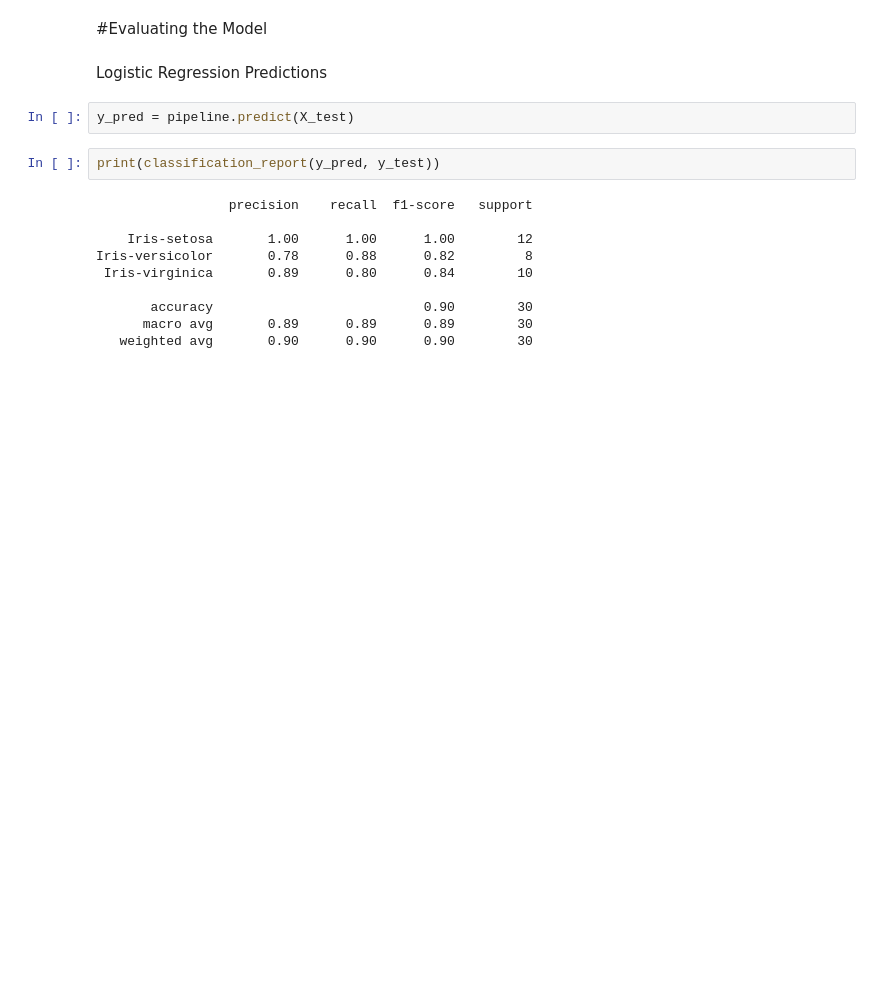
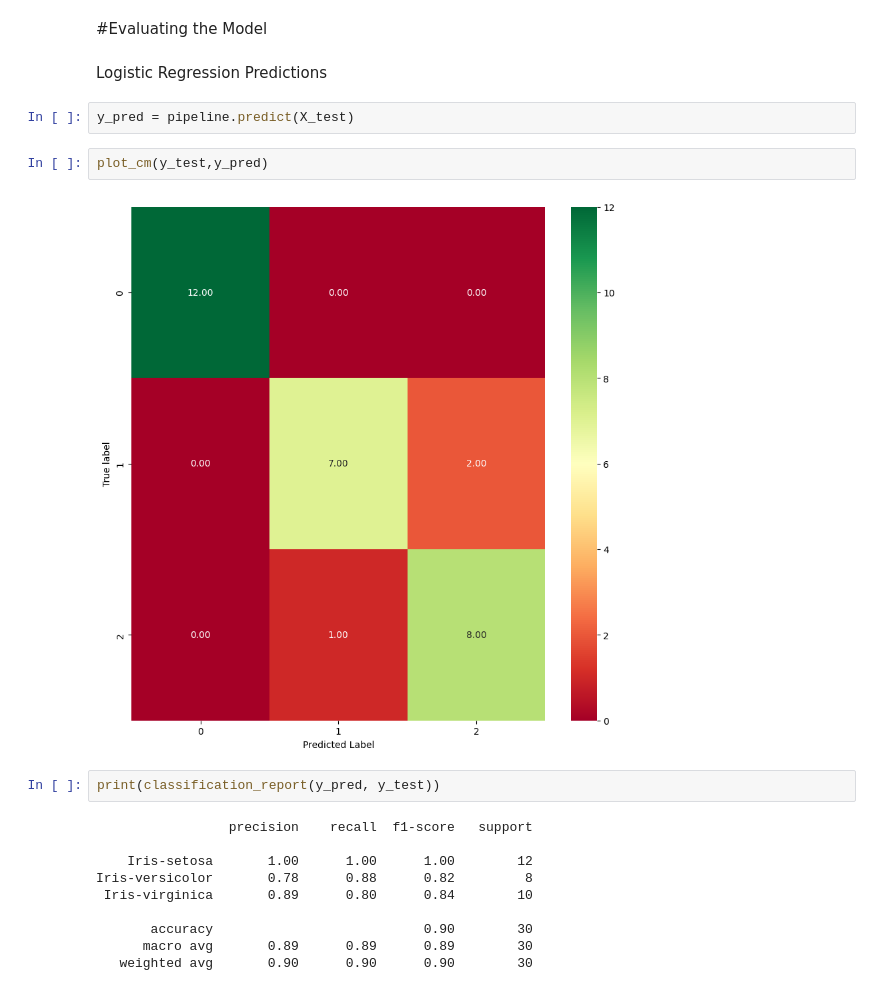
Before and after one commit to valenderval/MLA_JFV, a Jupyter notebook: FinalProject_Classification_JFV.ipynb, the cells around one changed output. Saved outputs shown, nothing was run; the diff lists cells and outputs as text; blank space fills up the shorter version.

```diff
--- a/FinalProject_Classification_JFV.ipynb
+++ b/FinalProject_Classification_JFV.ipynb
@@ -301,6 +274,10 @@ Pipeline(steps=[('transform',
 Logistic Regression Predictions
 # %%
 y_pred = pipeline.predict(X_test)
+# %%
+plot_cm(y_test,y_pred)
+# %% [output]
+[figure, added]
 # %%
 print(classification_report(y_pred, y_test))
 # %% [output]
```
Also changed, not shown: parts of 16 cells of this notebook.
